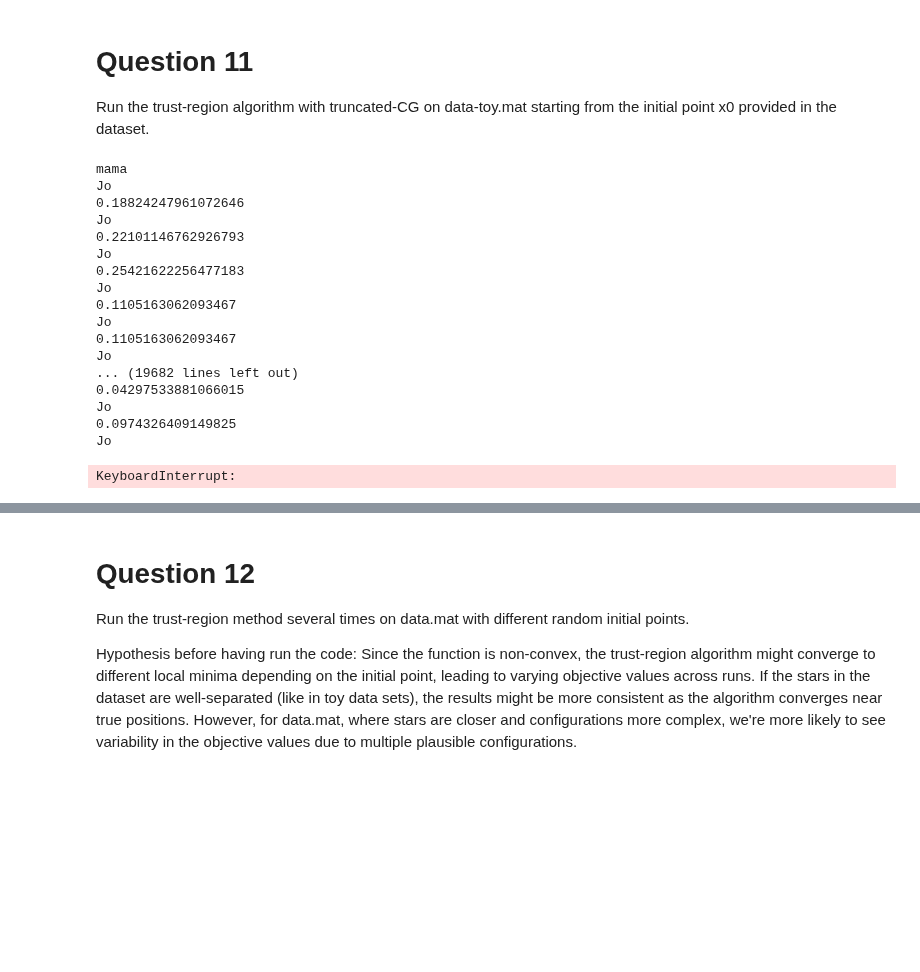
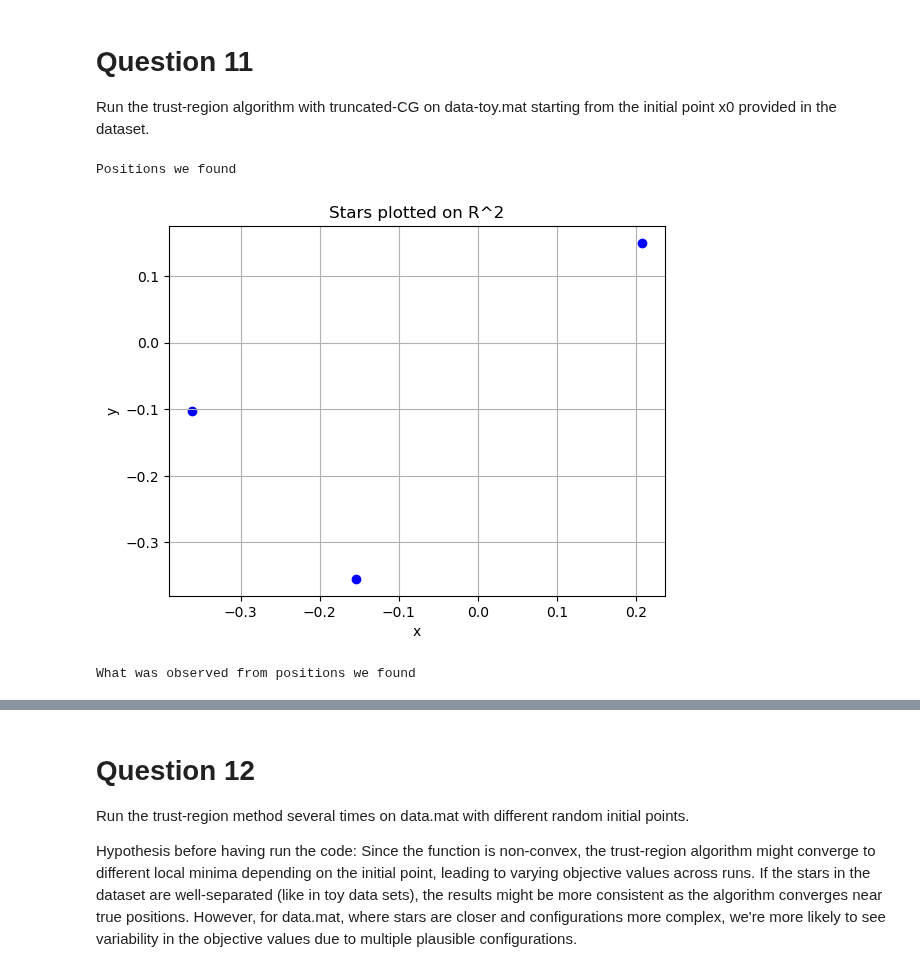
Before and after one commit to gzein/ContOpt_HW2, a Jupyter notebook: ContOpt_HW2.ipynb, the cells around one changed output, grey strips where cells are left out. Cells and saved outputs as stored; diff of their text form; code cells hidden in the pictures; blank space fills up the shorter version.

```diff
--- a/ContOpt_HW2.ipynb
+++ b/ContOpt_HW2.ipynb
@@ -479,70 +464,78 @@ Reached time limit of 10s!
 # Question 11
 Run the trust-region algorithm with truncated-CG on data-toy.mat starting from the initial point x0 provided in the dataset.
 # %%
-def plotting_stars(Random_intial_point:np.array = X0, Delta0: float = delta_0, DeltaBar: float = np.sqrt(6),  rhoPrime: float=0.1, tol=0.001, time_limit = 10):
+def plotting_stars(Random_intial_point:np.array = X0, Delta0: float = delta_0, DeltaBar: float = np.sqrt(6),  rhoPrime: float=0.1):
     """
     usual input: random initial starting point for Trsolver, usually taken to be given by the dataset
 
     :param Delta0: float
     :param DeltaBar: float
     :param rhoPrime: float
     :param tol: float
     param time_limit: float
     """
 
     # x0 = X0.flatten(order='F').reshape(d*K,1) #x0
-    points = TRsolver(X0, Delta0, DeltaBar, rhoPrime, tol, time_limit)[0]
-    points = points.reshape((2, K), order="F") #reshapping again to for plotting now
+    points = trust_region_method(Random_intial_point, DeltaBar, Delta0, rhoPrime, max_iters=30)[0]
 
     # Separate x and y coordinates for plotting
     x = points[0,:]
     y = points[1,:]
 
     # Create the scatter plot
     plt.scatter(x, y, color='blue', marker='o')
     plt.xlabel('x')
     plt.ylabel('y')
     plt.title('Stars plotted on R^2')
     plt.grid(True)
     plt.show()
 
-    point_real = data['Xstar']
-    points = point_real
 
-    # Separate x and y coordinates for plotting
-    x = points[0,:]
-    y = points[1,:]
 
-    # Create the scatter plot
-    plt.scatter(x, y, color='blue', marker='o')
-    plt.xlabel('x')
-    plt.ylabel('y')
-    plt.title('Real points plotted on R^2')
-    plt.grid(True)
+def plotimage(X):
+    """
+    Plots the image of matrix X with a colorbar.
+
+    Parameters:
+    X : 2D array-like
+        Input matrix to be plotted.
+    """
+    X = np.array(X)
+    m, n = X.shape
+    if m != n:
+        print("Warning: plotimage - Input matrix is not square.")
+
+    x = np.linspace(-0.5, 0.5, m)
+    y = np.linspace(-0.5, 0.5, n)
+
+    plt.figure()
+    plt.imshow(X, extent=[x[0], x[-1], y[0], y[-1]], aspect='equal', origin='lower')
+    plt.colorbar()
+    plt.axis('tight')
+    plt.draw()
     plt.show()
 
 
+#test with X0 given for data toy
+#checking gradient is correct numerically
+K = int(data_toy['K'])
+P = data_toy['P']
+X0 = data_toy['X0']
+d = int(data_toy['d'])
+delta_0 = data_toy['delta_0']
+delta_bar = data_toy['delta_bar']
+n = int(data_toy['n'])
+sigma = float(data_toy['sigma'])
+y = data_toy['y'].flatten(order='F').reshape((n**2,1), order="F")
 
-plotting_stars()
-
-
-#code tested for both data sets. works.
+solution,grad_norms5,times = trust_region_method(data_toy['X0'],delta_bar, delta_0)
+print("Positions we found")
+plotting_stars(data_toy['X0'])
+print("What was observed from positions we found")
+plotimage(bigphi(solution.reshape((2, K), order="F"),P).reshape((n,n), order="F"))
+print("What was observed from real positions")
+plotimage(y.reshape((n,n), order="F"))
 # %% [output]
-mama
-Jo
-0.18824247961072646
-Jo
-0.22101146762926793
-Jo
-0.25421622256477183
-Jo
-0.1105163062093467
-Jo
-0.1105163062093467
-Jo
-... (19682 lines left out)
-0.04297533881066015
-Jo
-0.0974326409149825
-Jo
+Positions we found
+[figure, added]
-KeyboardInterrupt:
+What was observed from positions we found
```
Also changed, not shown: parts of 16 cells of this notebook.
